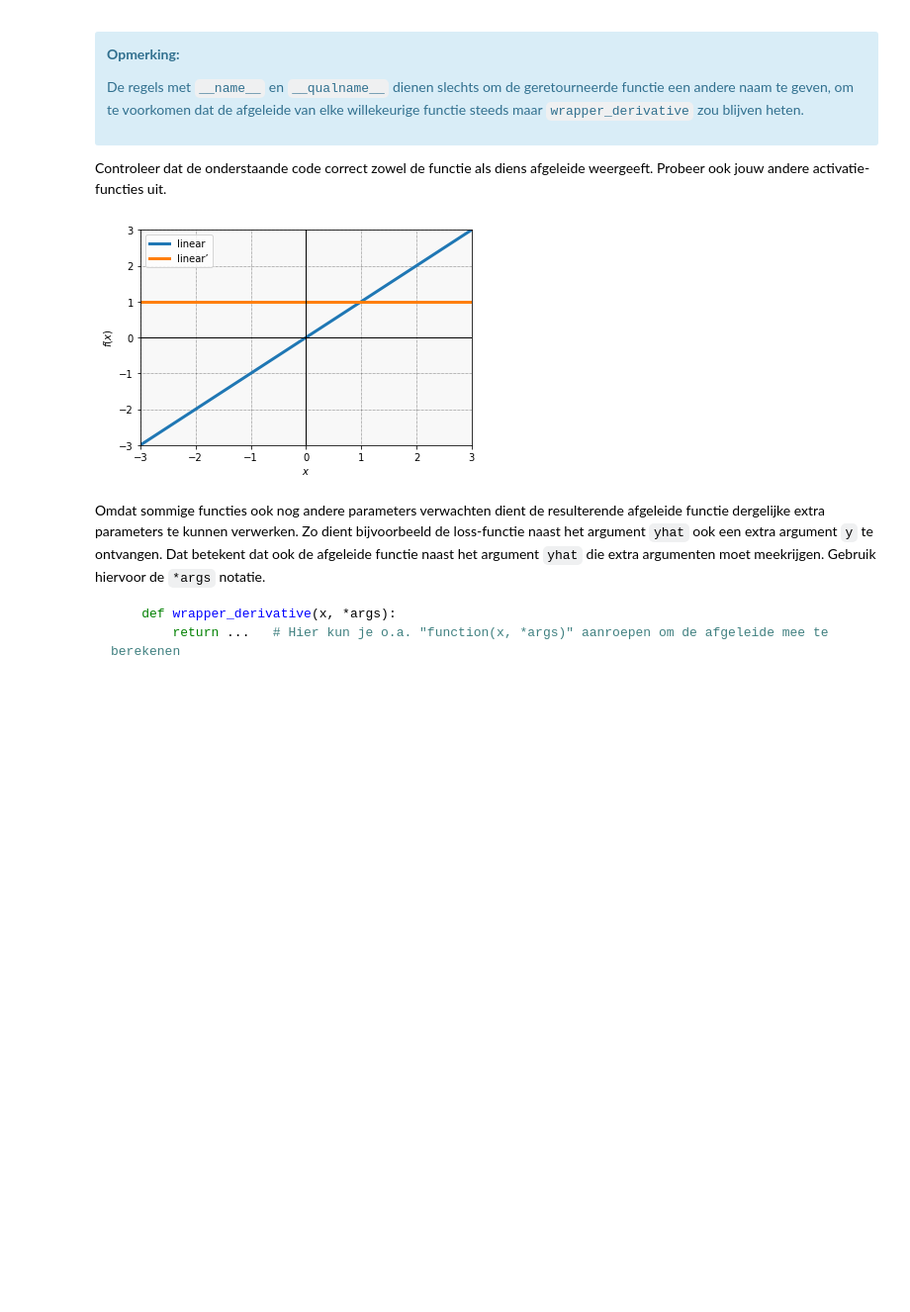
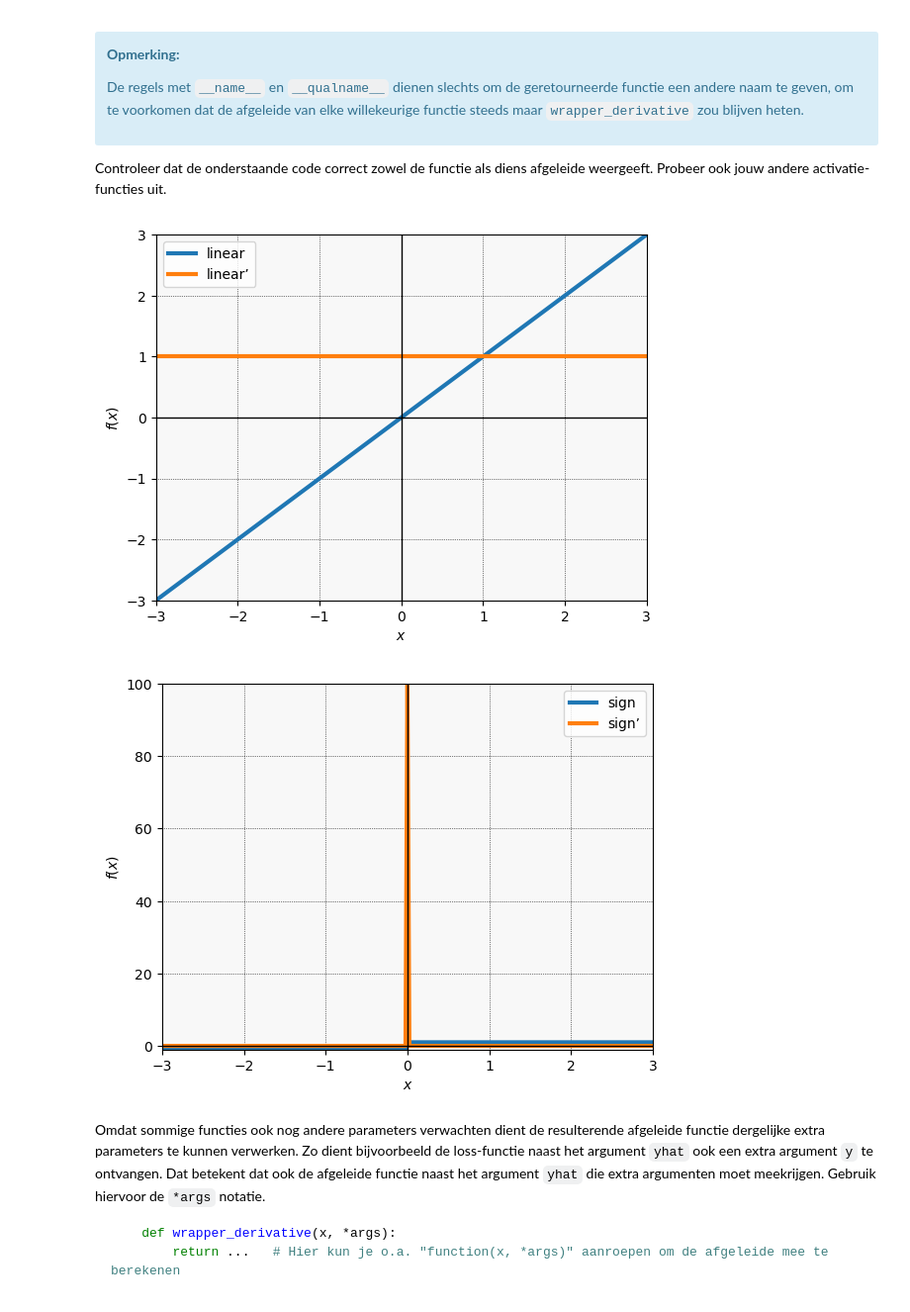
Before and after one commit to denniswiersma/AdvancedDatamining, a Jupyter notebook: chapter2/Werkcollege_v2223-H2.ipynb, the cells around one changed output. Shown at 99% size. Saved outputs shown, nothing was run; the diff lists cells and outputs as text; code cells hidden in the pictures; blank space fills up the shorter version.

```diff
--- a/chapter2/Werkcollege_v2223-H2.ipynb
+++ b/chapter2/Werkcollege_v2223-H2.ipynb
@@ -100,9 +100,14 @@ Controleer dat de onderstaande code correct zowel de functie als diens afgeleide
 # %%
 my_activation = model.linear
 my_gradient = model.derivative(my_activation)
 data.graph([my_activation, my_gradient])
+
+sign_activation = model.sign
+sign_gradient = model.derivative(sign_activation)
+data.graph([sign_activation, sign_gradient])
 # %% [output]
-[figure, old version]
+[figure, new version]
+[figure, added]
 # %% [markdown]
 Omdat sommige functies ook nog andere parameters verwachten dient de resulterende afgeleide functie dergelijke extra parameters te kunnen verwerken. Zo dient bijvoorbeeld de loss-functie naast het argument `yhat` ook een extra argument `y` te ontvangen. Dat betekent dat ook de afgeleide functie naast het argument `yhat` die extra argumenten moet meekrijgen. Gebruik hiervoor de `*args` notatie.
 
```
Also changed, not shown: parts of 24 cells of this notebook.
